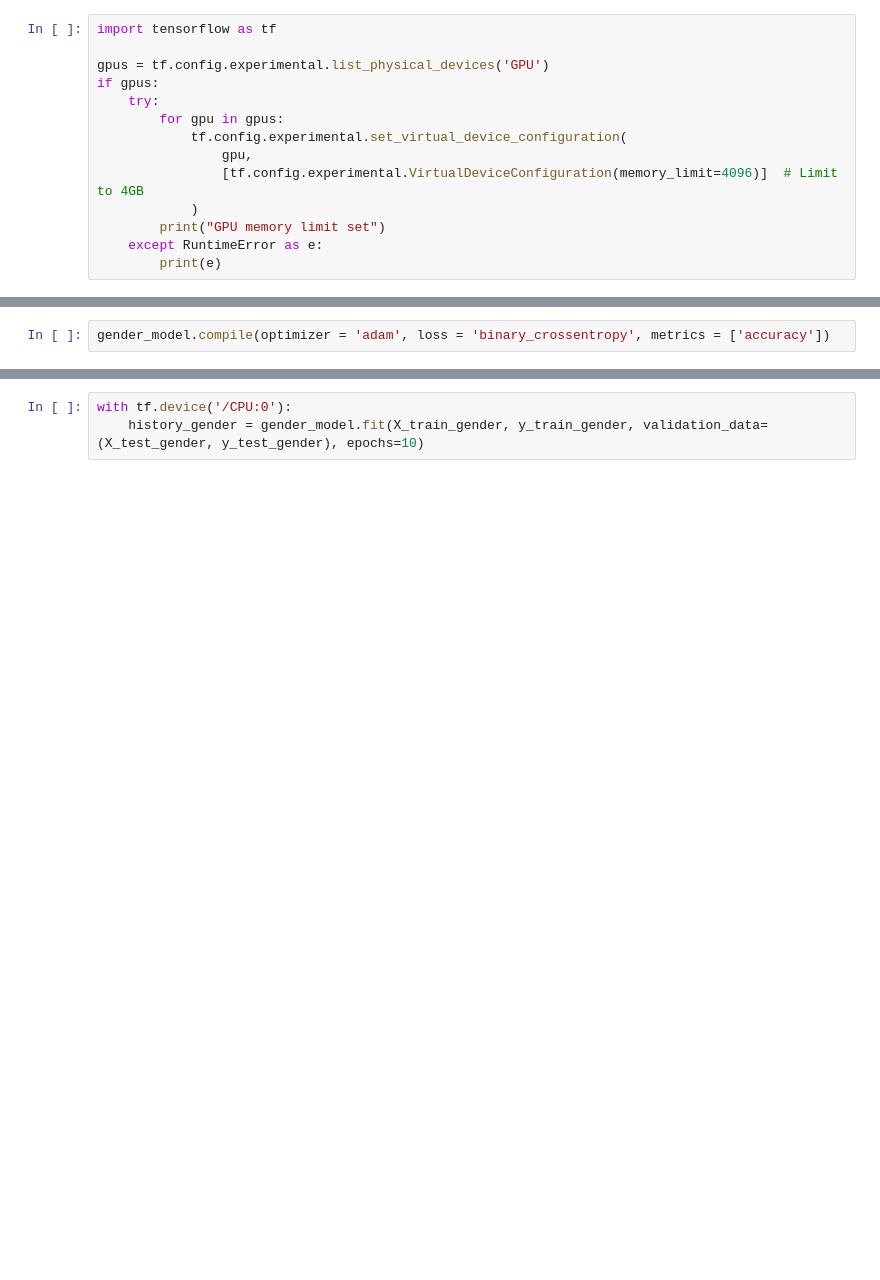
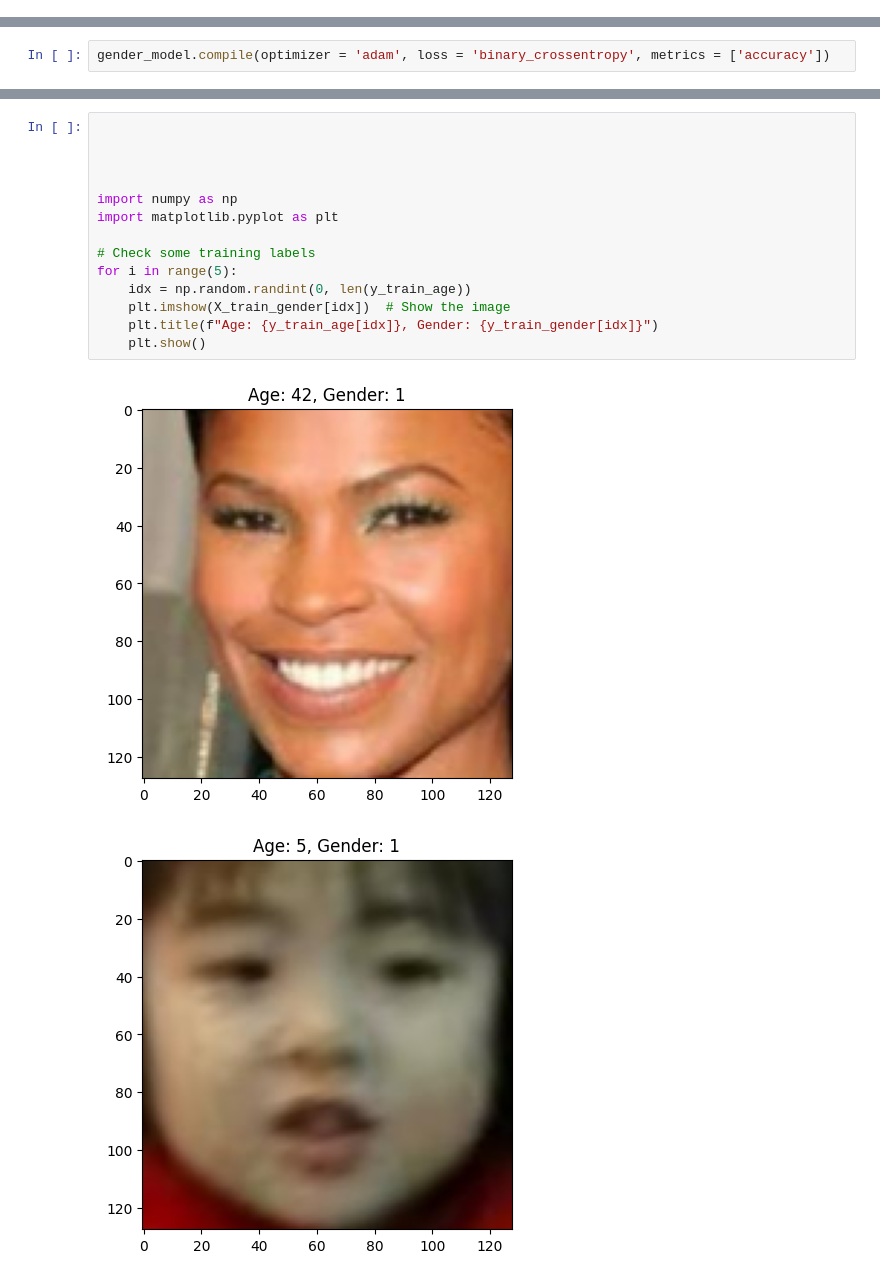
Before and after one commit to anantlahamge07/real-time-age-and-gender-detection, a Jupyter notebook: just_building_stuffs.ipynb, the cells around one changed output, grey strips where cells are left out. Drawn from its saved outputs; the diff is of its cells as text; blank space fills up the shorter version.

```diff
--- a/just_building_stuffs.ipynb
+++ b/just_building_stuffs.ipynb
@@ -1,14 +0,0 @@
-# %%
-import tensorflow as tf
-
-gpus = tf.config.experimental.list_physical_devices('GPU')
-if gpus:
-    try:
-        for gpu in gpus:
-            tf.config.experimental.set_virtual_device_configuration(
-                gpu,
-                [tf.config.experimental.VirtualDeviceConfiguration(memory_limit=4096)]  # Limit to 4GB
-            )
-        print("GPU memory limit set")
-    except RuntimeError as e:
-        print(e)
@@ -138,3 +199,17 @@ history_gender = gender_model.fit(X_train_gender, y_train_gender, validation_dat
-# %%
-with tf.device('/CPU:0'):
-    history_gender = gender_model.fit(X_train_gender, y_train_gender, validation_data=(X_test_gender, y_test_gender), epochs=10)
+# %%
+
+
+
+
+import numpy as np
+import matplotlib.pyplot as plt
+
+# Check some training labels
+for i in range(5):
+    idx = np.random.randint(0, len(y_train_age))
+    plt.imshow(X_train_gender[idx])  # Show the image
+    plt.title(f"Age: {y_train_age[idx]}, Gender: {y_train_gender[idx]}")
+    plt.show()
+# %% [output]
+[figure, added]
+[figure, added]
```
Also changed, not shown: parts of 27 cells of this notebook.
